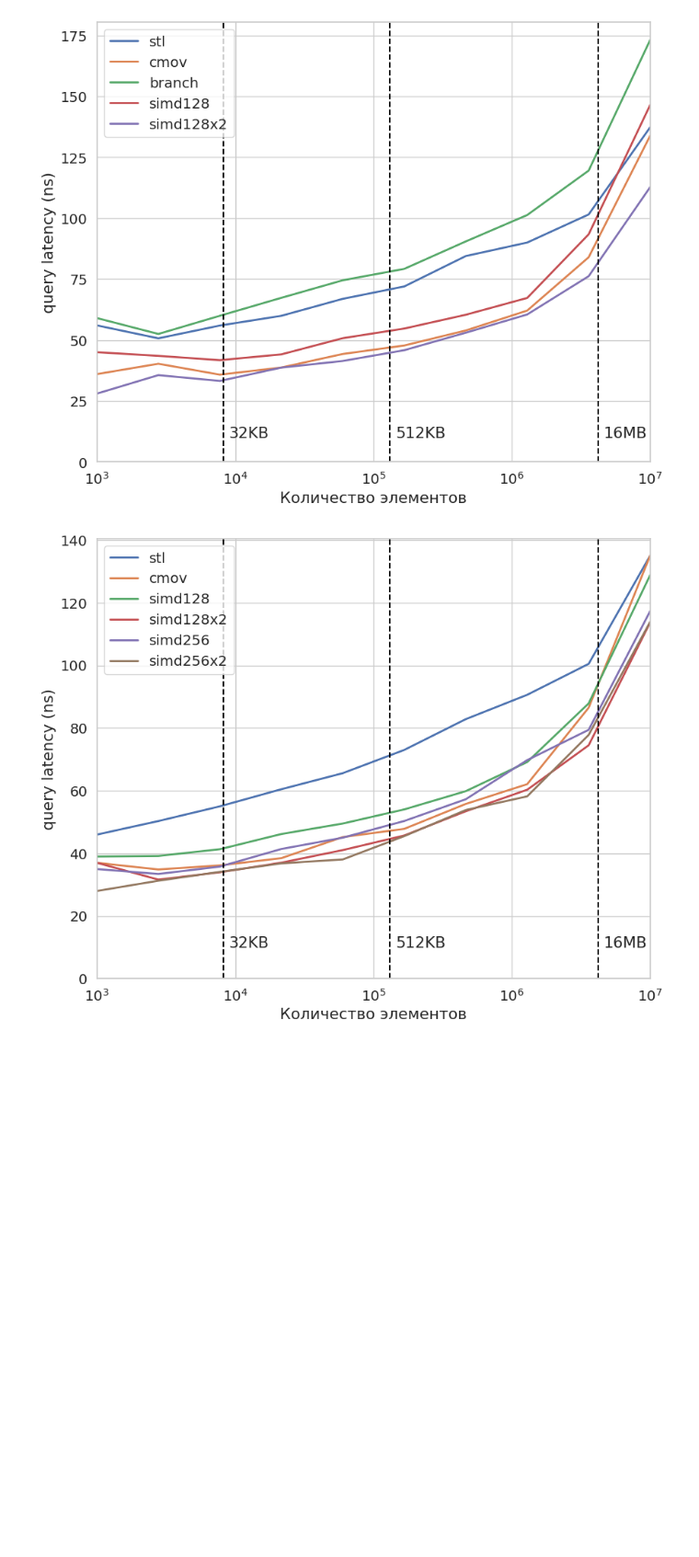
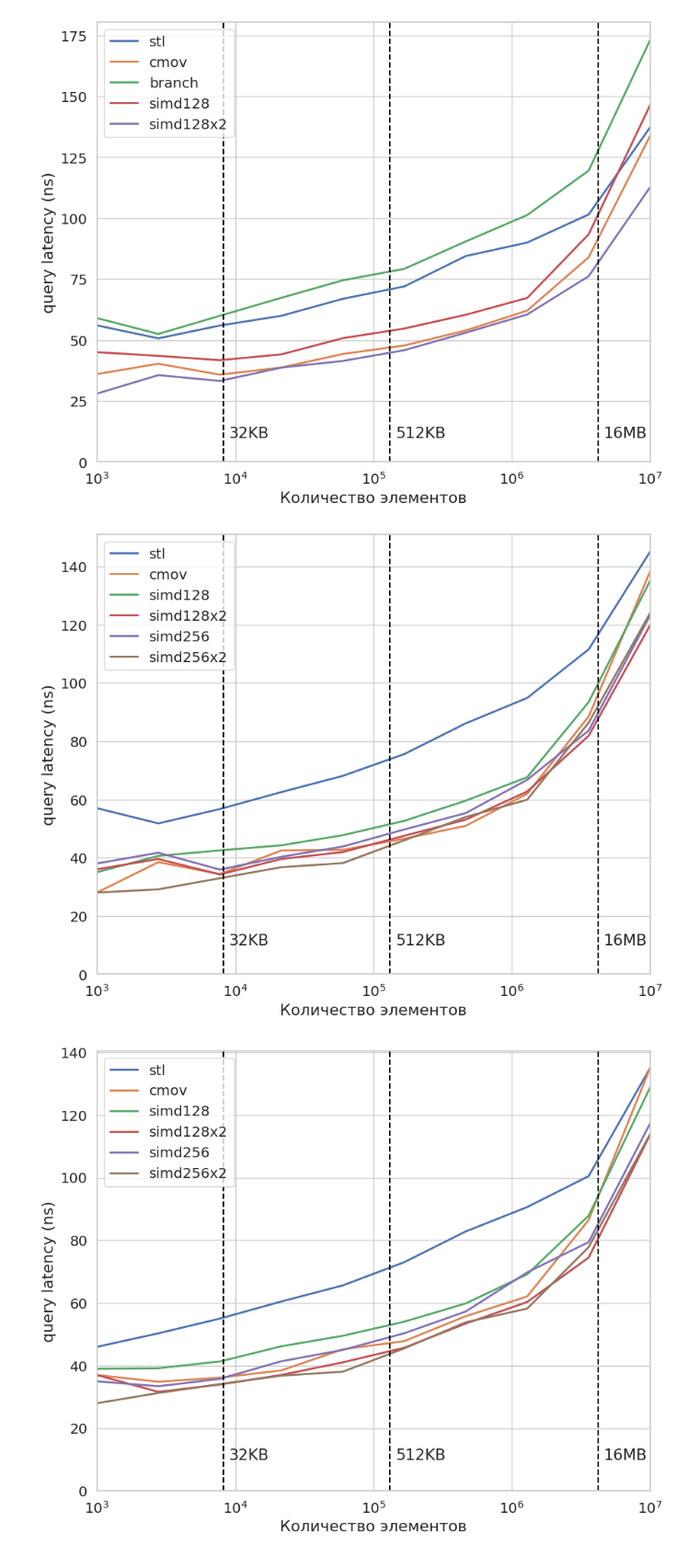
Before and after one commit to maxgaponov/fast-heaps, a Jupyter notebook: benchmark.ipynb, the cells around one changed output. Shown: that part at 92% size. Drawn from its saved outputs; the diff is of its cells as text; code cells hidden in the pictures; blank space fills up the shorter version.

```diff
--- a/benchmark.ipynb
+++ b/benchmark.ipynb
@@ -101,6 +99,22 @@ bench_result = benchmark(heaps, N_list, Q)
 plot_latency(bench_result)
 # %% [output]
 [figure]
+# %%
+heaps = [
+    ('stl_heap', [('stl', '')]),
+    ('cmov_heap', [('cmov', '')]),
+    ('simd128_heap', [('simd128', '')]),
+    ('simd128x2_heap', [('simd128x2', '')]),
+    ('simd256_heap', [('simd256', '')]),
+    ('simd256x2_heap', [('simd256x2', '')]),
+]
+N_list = np.logspace(3, 7, 10).astype(int).tolist()
+Q = 5
+
+bench_result = benchmark(heaps, N_list, Q)
+plot_latency(bench_result)
+# %% [output]
+[figure, added]
 # %%
 heaps = [
     ('stl_heap', [('stl', '')]),
```
Also changed, not shown: parts of 1 cell of this notebook, 8 other files.
